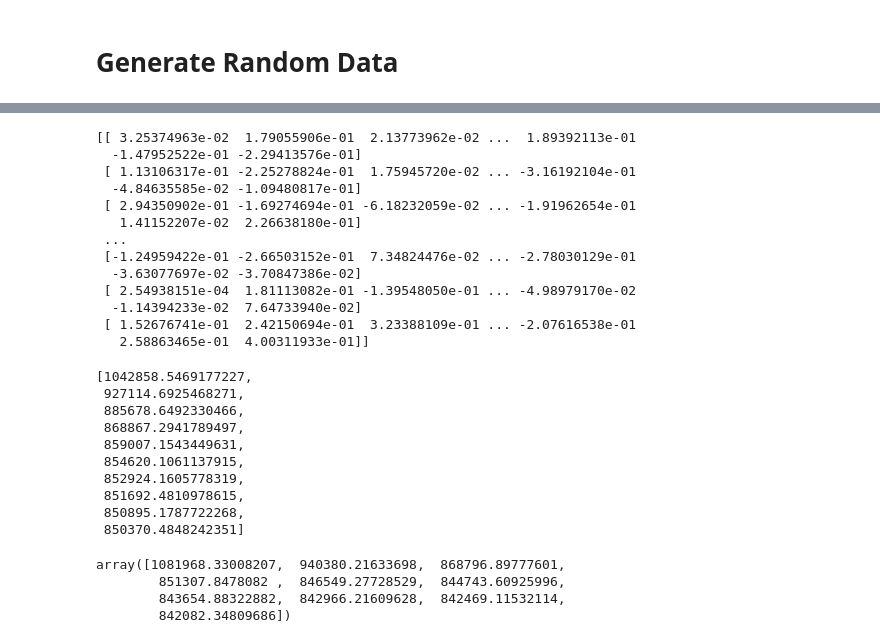
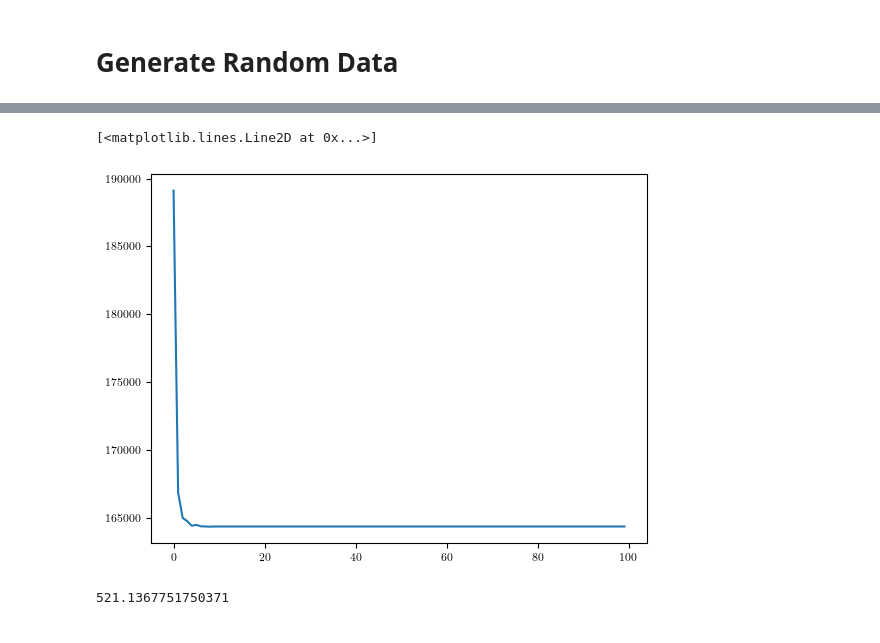
Before and after one commit to shahzarrizvi/227b-final, a Jupyter notebook: graph_coarsening.ipynb, the cells around one changed output, grey strips where cells are left out. Cells and saved outputs as stored; diff of their text form; code cells hidden in the pictures.

```diff
--- a/graph_coarsening.ipynb
+++ b/graph_coarsening.ipynb
@@ -24,7 +20,7 @@ Graph Coarsening\" by Kumar et. al (2023).
 # %% [markdown]
 # Graph Coarsening Algorithm
 # %%
-class GraphCoarsener:
+class FGC:
     def __init__(self, L, X, n, gamma, lambd, alpha, seed = 666):
         # Save parameter fields.
         self.L = L
@@ -35,10 +31,10 @@ class GraphCoarsener:
 
         # Initialize optimization variables as random matrices.
         np.random.seed(seed)
-        self.X_tilde = np.random.normal(0, 1, (n, d))
+        self.X_tilde = np.random.normal(0, 1, (self.n, self.d))
 
         self.clip = 1e-10
-        self.C = np.random.normal(0, 1, (N, n))
+        self.C = np.random.normal(0, 1, (self.N, self.n))
         self.C[self.C < self.clip] = self.clip
 
         # Save regularization variables.
@@ -49,7 +45,7 @@ class GraphCoarsener:
         # Optimization parameters.
         self.num_iter = 0
         self.lr = 1e-5
-        NUM_C_ITER = 100
+        self.num_c_iter = 100
 
     def objective(self):
         f = 0
@@ -105,7 +101,7 @@ class GraphCoarsener:
     def fit(self, num_iters):
         loss = np.zeros(num_iters)
         for i in tqdm(range(num_iters)):
-            for _ in range(NUM_C_ITER):
+            for _ in range(self.num_c_iter):
                 self.update_C()
             self.update_X_tilde()
             loss[i] = self.objective()
@@ -157,20 +176,0 @@ print(L.shape)
-# %%
-# Create features for the synthetic graph
-d = 250
-X = np.random.multivariate_normal(np.zeros(N), np.linalg.pinv(L), d).T
-X.shape
-print(X)
-# %% [output]
-[[ 3.25374963e-02  1.79055906e-01  2.13773962e-02 ...  1.89392113e-01
-  -1.47952522e-01 -2.29413576e-01]
- [ 1.13106317e-01 -2.25278824e-01  1.75945720e-02 ... -3.16192104e-01
-  -4.84635585e-02 -1.09480817e-01]
- [ 2.94350902e-01 -1.69274694e-01 -6.18232059e-02 ... -1.91962654e-01
-   1.41152207e-02  2.26638180e-01]
- ...
- [-1.24959422e-01 -2.66503152e-01  7.34824476e-02 ... -2.78030129e-01
-  -3.63077697e-02 -3.70847386e-02]
- [ 2.54938151e-04  1.81113082e-01 -1.39548050e-01 ... -4.98979170e-02
-  -1.14394233e-02  7.64733940e-02]
- [ 1.52676741e-01  2.42150694e-01  3.23388109e-01 ... -2.07616538e-01
-   2.58863465e-01  4.00311933e-01]]
@@ -266,20 +215,12 @@ class GraphCoarsener:
+# %%
+L, X = make_erdos_renyi_graph(100, 0.1, 500)
+#L, X = make_barabasi_albert_graph(N, 20, 500)
+#L, X = make_watts_strogatz_graph(N, 20, 0.1, 500)
+#L, X = make_barabasi_albert_graph(N, 20, 500)
+#L, X = make_random_geometric_graph(100, 0.1, 500)
 # %%
-n = 100
-num_iter = 10
+n = 10
+num_iter = 100
 
-# Hyperparameters: lambda, alpha, gamma
-obj = solver(L, X, n, 500, 500, X.shape[1]/2)
-C_0, X_t_0, loss_ls = obj.fit(num_iter)
+fgc = FGC(L, X, n, 500, 500, X.shape[1]/2)
+C, X_t, loss = fgc.fit(num_iter)
-# %%
-loss_ls
-# %% [output]
-[1042858.5469177227,
- 927114.6925468271,
- 885678.6492330466,
- 868867.2941789497,
- 859007.1543449631,
- 854620.1061137915,
- 852924.1605778319,
- 851692.4810978615,
- 850895.1787722268,
- 850370.4848242351]
@@ -289,7 +227,12 @@ C_2, X_2, loss_2 = obj_2.fit(iterations)
-# %%
-loss_2
-# %% [output]
-array([1081968.33008207,  940380.21633698,  868796.89777601,
-        851307.8478082 ,  846549.27728529,  844743.60925996,
-        843654.88322882,  842966.21609628,  842469.11532114,
-        842082.34809686])
+# %%
+plt.plot(loss)
+# %% [output]
+[<matplotlib.lines.Line2D at 0x...>]
+[figure, added]
+# %%
+# Reconstruction error
+P = np.linalg.pinv(C)
+CP = C @ P
+np.linalg.norm(L - CP.T @ L @ CP)
+# %% [output]
+521.1367751750371
```
Also changed, not shown: parts of 20 cells of this notebook, 26 other files.
